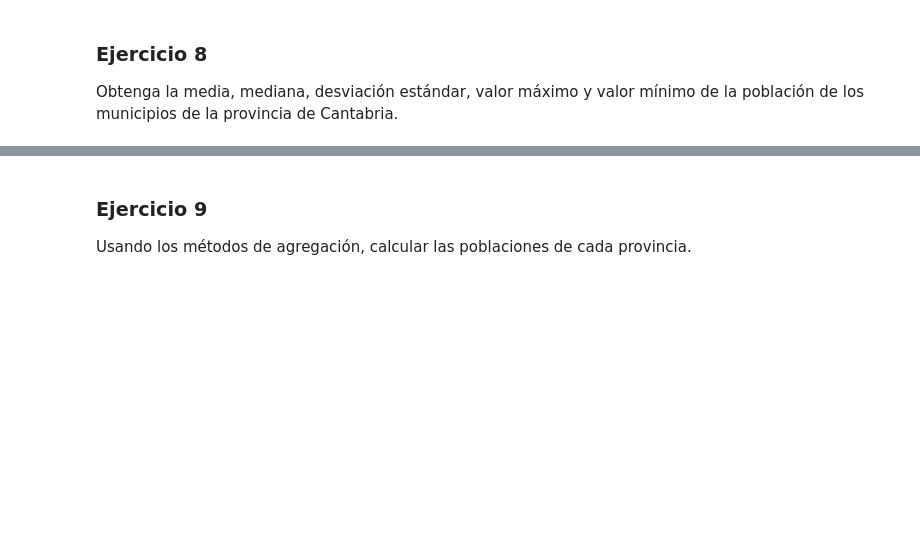
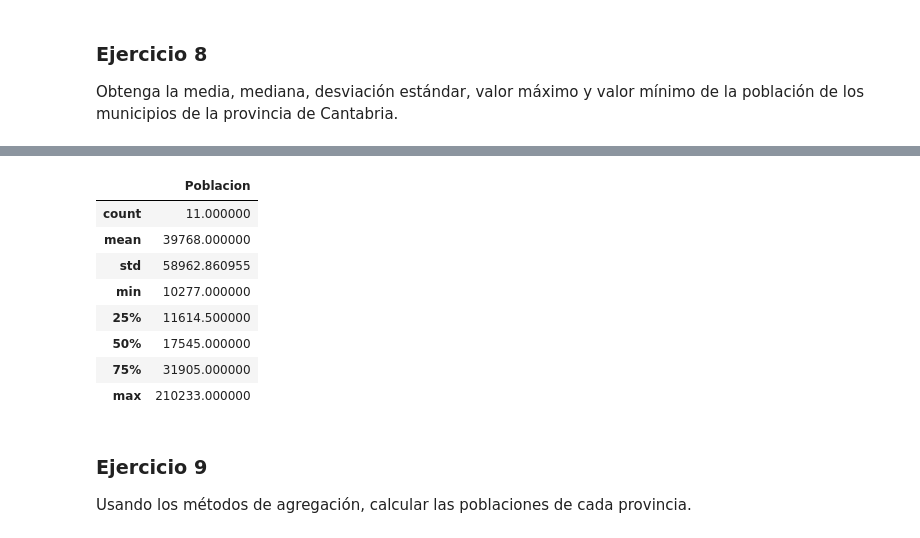
Before and after one commit to yerartdev/uc-m1967-mdsi, a Jupyter notebook: d8/TareaPandas.ipynb, the cells around one changed output, grey strips where cells are left out. Cells and saved outputs as stored; diff of their text form; code cells hidden in the pictures; blank space fills up the shorter version.

Commit message:
Tarea Pandas: fix ejercicio 5, ejercicio 8 y comienzo de ejercicio 7

```diff
--- a/d8/TareaPandas.ipynb
+++ b/d8/TareaPandas.ipynb
@@ -532,3 +558,19 @@ Obtenga la media, mediana, desviación estándar, valor máximo y valor mínimo
+# %%
+#::GMG::Existe una función llamada describe() que calcula todo los
+#       estadísticos solicitados de una sola vez
+#
+# https://pandas.pydata.org/pandas-docs/stable/generated/pandas.DataFrame.describe.html
+municipios_cantabria.describe()
+# %% [output]
+|  | Poblacion |
+| count | 11.000000 |
+| mean | 39768.000000 |
+| std | 58962.860955 |
+| min | 10277.000000 |
+| 25% | 11614.500000 |
+| 50% | 17545.000000 |
+| 75% | 31905.000000 |
+| max | 210233.000000 |
 # %% [markdown]
 ### Ejercicio 9
 
```
Also changed, not shown: parts of 4 cells of this notebook.
